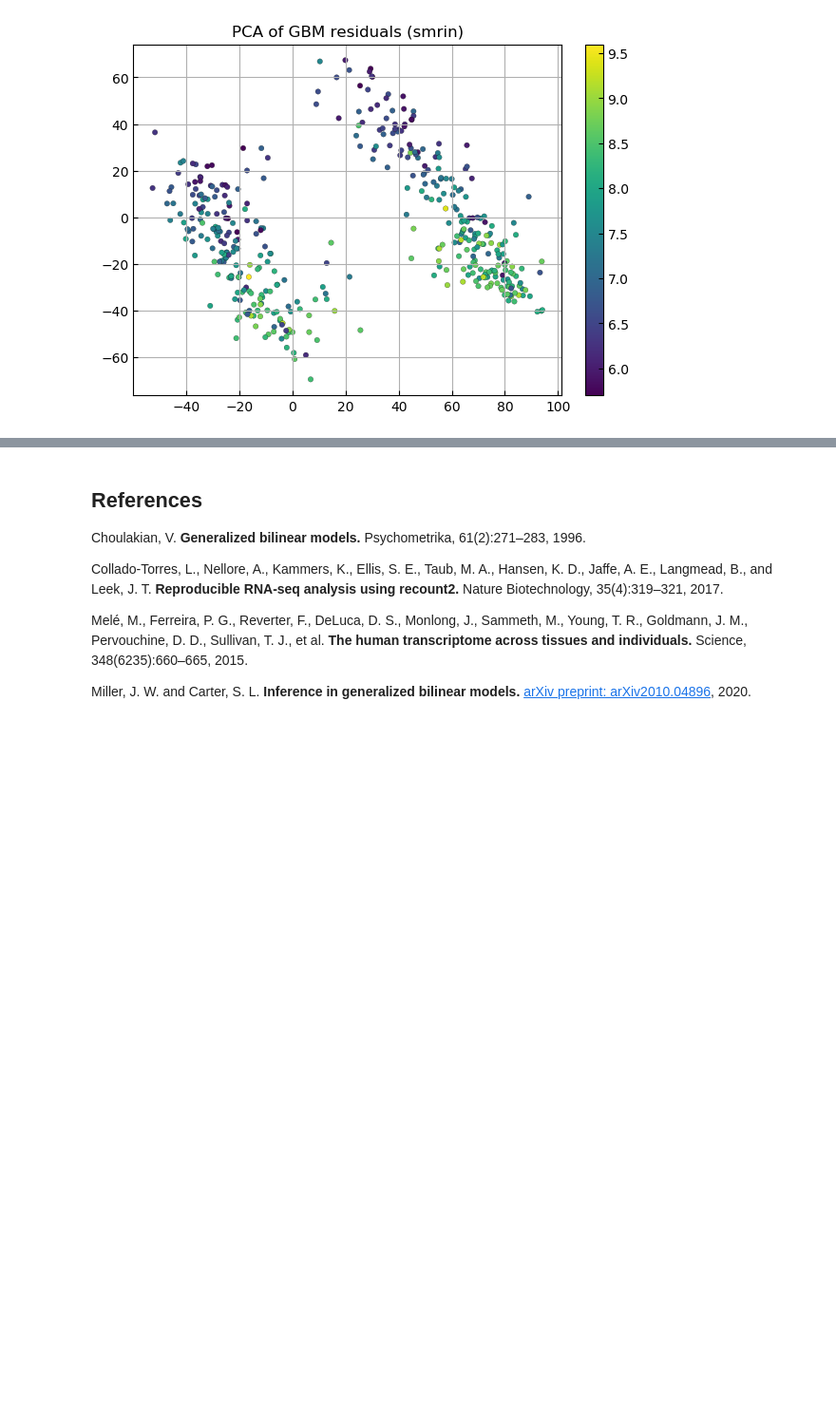
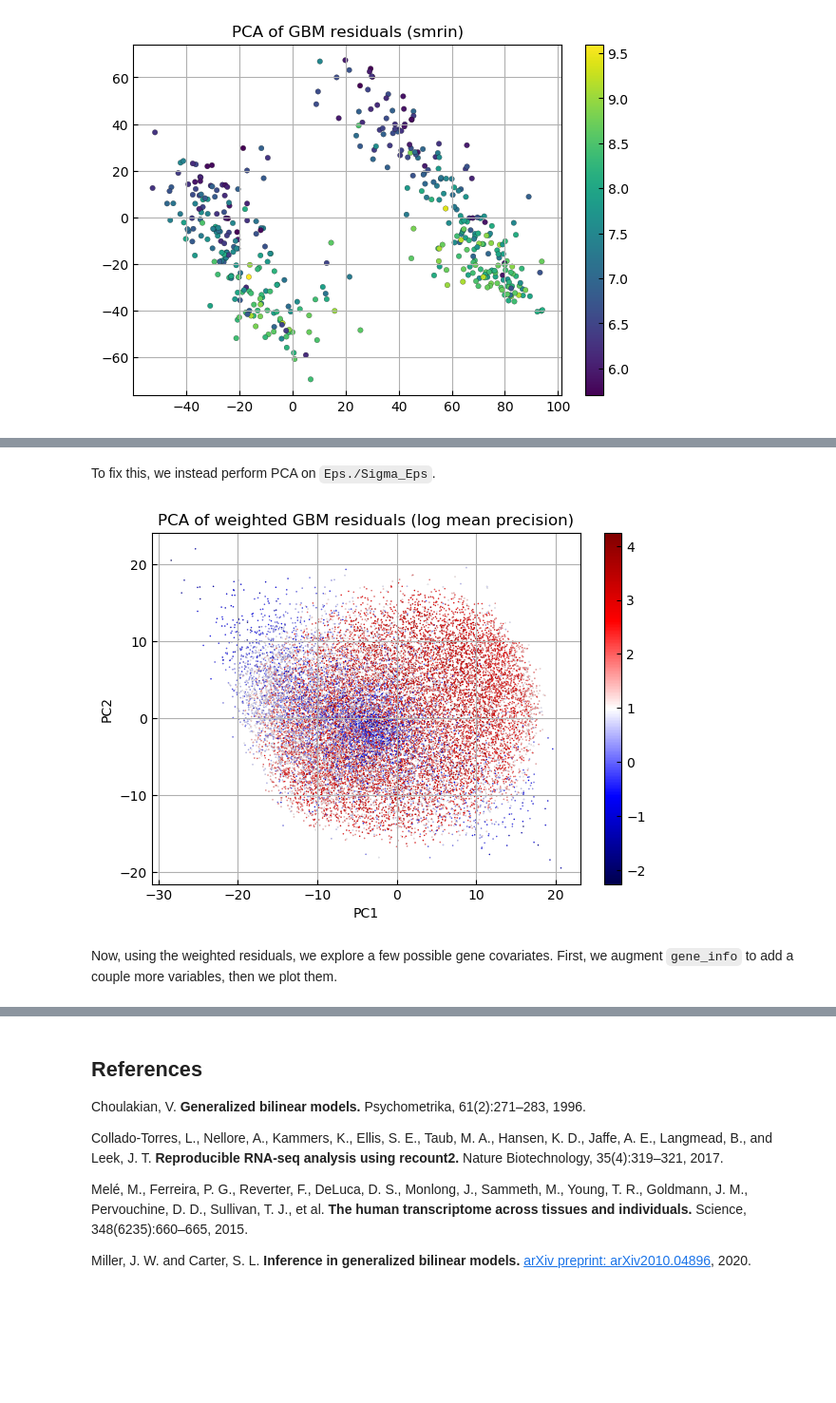
Before and after one commit to jwmi/BilinearModelsExamples, a Jupyter notebook: tutorial/Tutorial for BilinearModels package.ipynb, the cells around one changed output, grey strips where cells are left out. Shown at 95% size. Drawn from its saved outputs; the diff is of its cells as text; code cells hidden in the pictures; blank space fills up the shorter version.

Commit message:
add section on exploring feature covariates

```diff
--- a/tutorial/Tutorial for BilinearModels package.ipynb
+++ b/tutorial/Tutorial for BilinearModels package.ipynb
@@ -208,0 +328,11 @@ end
+# %% [markdown]
+To fix this, we instead perform PCA on `Eps./Sigma_Eps`.
+# %%
+figure(); clf(); grid(true)
+scores_gene = pcaplot(Eps./Sigma_Eps, log_mean_precision; numeric=true, s=1, edgecolor="k", linewidth=0.05, cmap="seismic")
+colorbar(fraction=0.04)
+title("PCA of weighted GBM residuals (log mean precision)");
+# %% [output]
+[figure, added]
+# %% [markdown]
+Now, using the weighted residuals, we explore a few possible gene covariates.  First, we augment `gene_info` to add a couple more variables, then we plot them.
```
Also changed, not shown: parts of 31 cells of this notebook, 1 other file.
